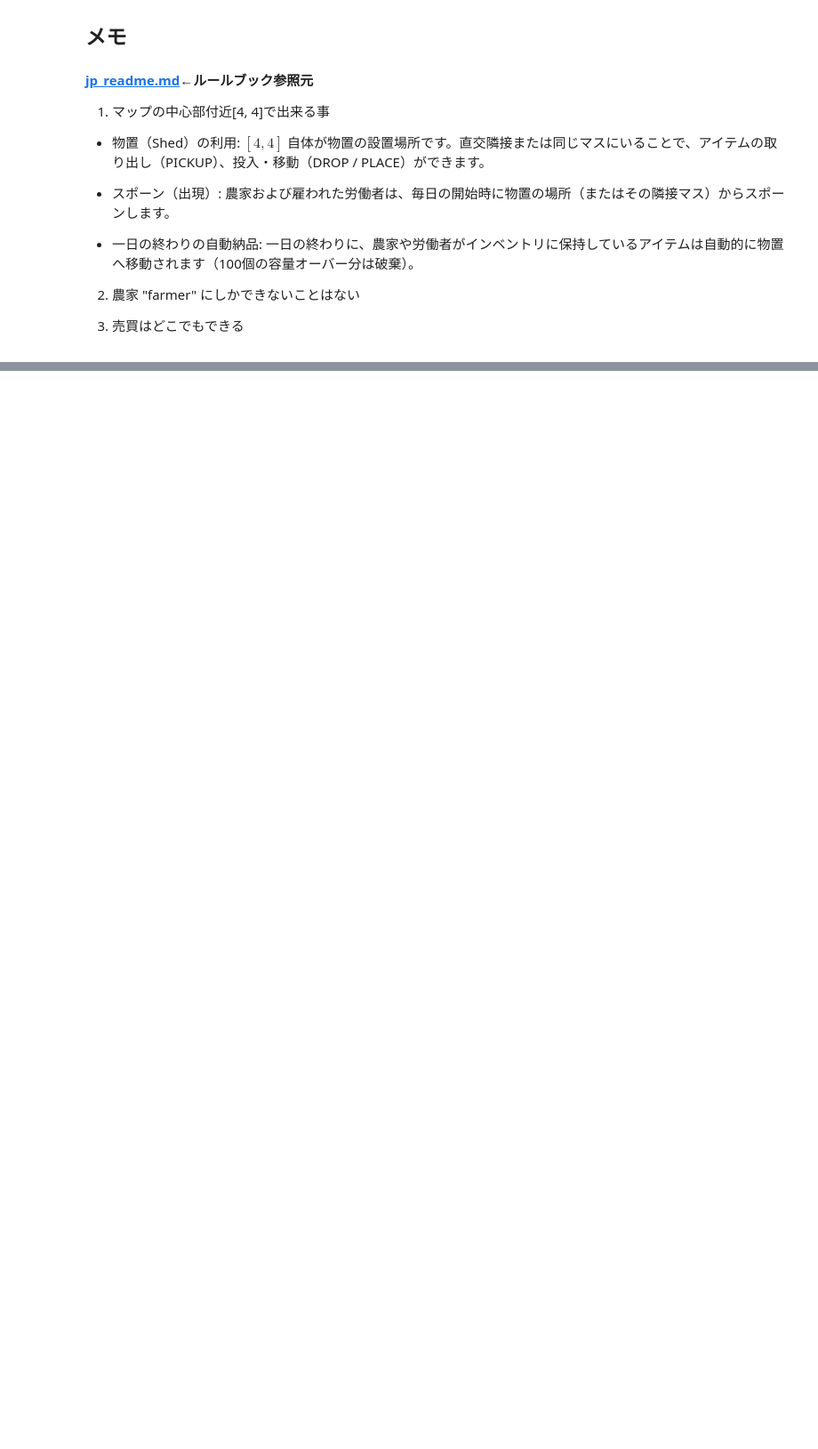
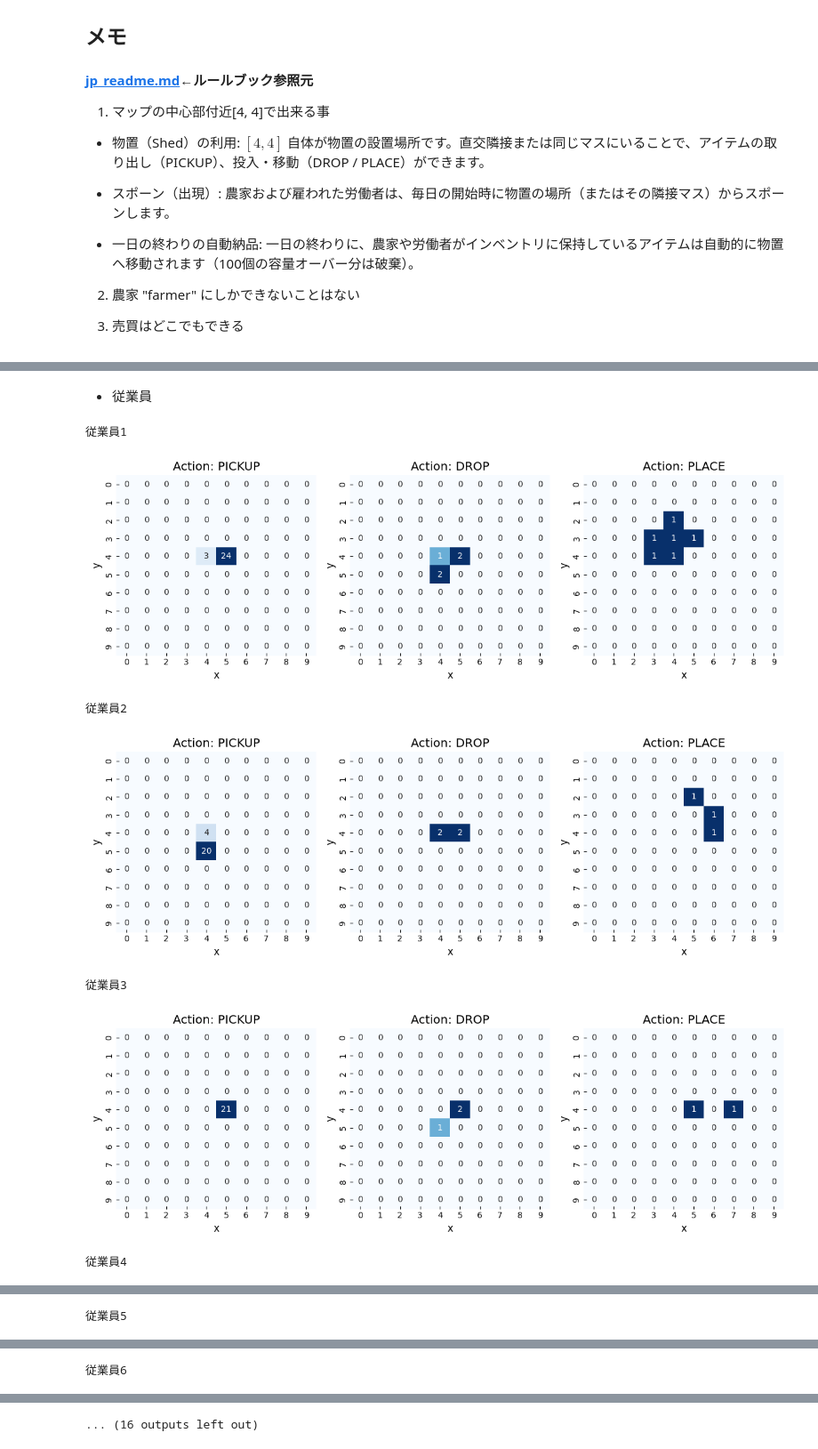
Before and after one commit to kenkenkengo0421/Kaggriculture, a Jupyter notebook: Kaggriculture_Movements_in_the_top_xx%/range_of_action.ipynb, the cells around one changed output, grey strips where cells are left out. Shown at 89% size. Cells and saved outputs as stored; diff of their text form; code cells hidden in the pictures; blank space fills up the shorter version.

```diff
--- a/Kaggriculture_Movements_in_the_top_xx%/range_of_action.ipynb
+++ b/Kaggriculture_Movements_in_the_top_xx%/range_of_action.ipynb
@@ -215,0 +512,18 @@ sns_Hist(data=df_st_unlock, x="step", hue="unlocked_quadrants", figsize=(15,10),
+# %% [markdown]
+* 従業員
+# %%
+def ac_move(num):
+    print(f"従業員{num}")
+    target_list = ["PICKUP", "DROP", "PLACE"]
+    my_action_2d_plt_all(df_st[f'hands_list_{num}'], df_st[f'hands_action_list_{num}'], target_list, 1, 3)
+
+for i in range(1, 15):
+    ac_move(i)
+# %% [output]
+従業員1
+[figure, added]
+従業員2
+[figure, added]
+従業員3
+[figure, added]
+従業員4
@@ -215,0 +531 @@ sns_Hist(data=df_st_unlock, x="step", hue="unlocked_quadrants", figsize=(15,10),
+従業員5
@@ -215,0 +533 @@ sns_Hist(data=df_st_unlock, x="step", hue="unlocked_quadrants", figsize=(15,10),
+従業員6
@@ -215,0 +535 @@ sns_Hist(data=df_st_unlock, x="step", hue="unlocked_quadrants", figsize=(15,10),
+... (16 outputs left out)
```
Also changed, not shown: parts of 27 cells of this notebook.
